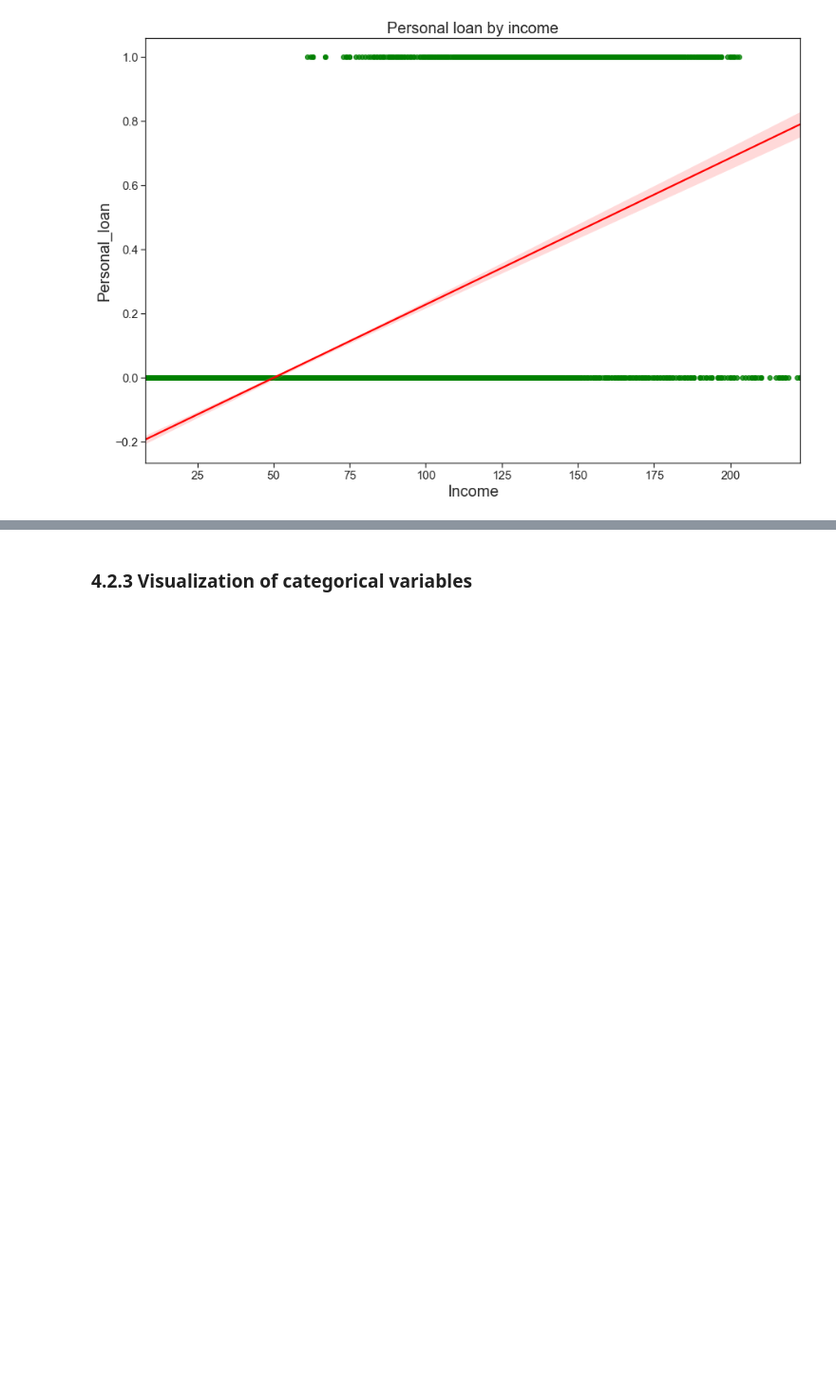
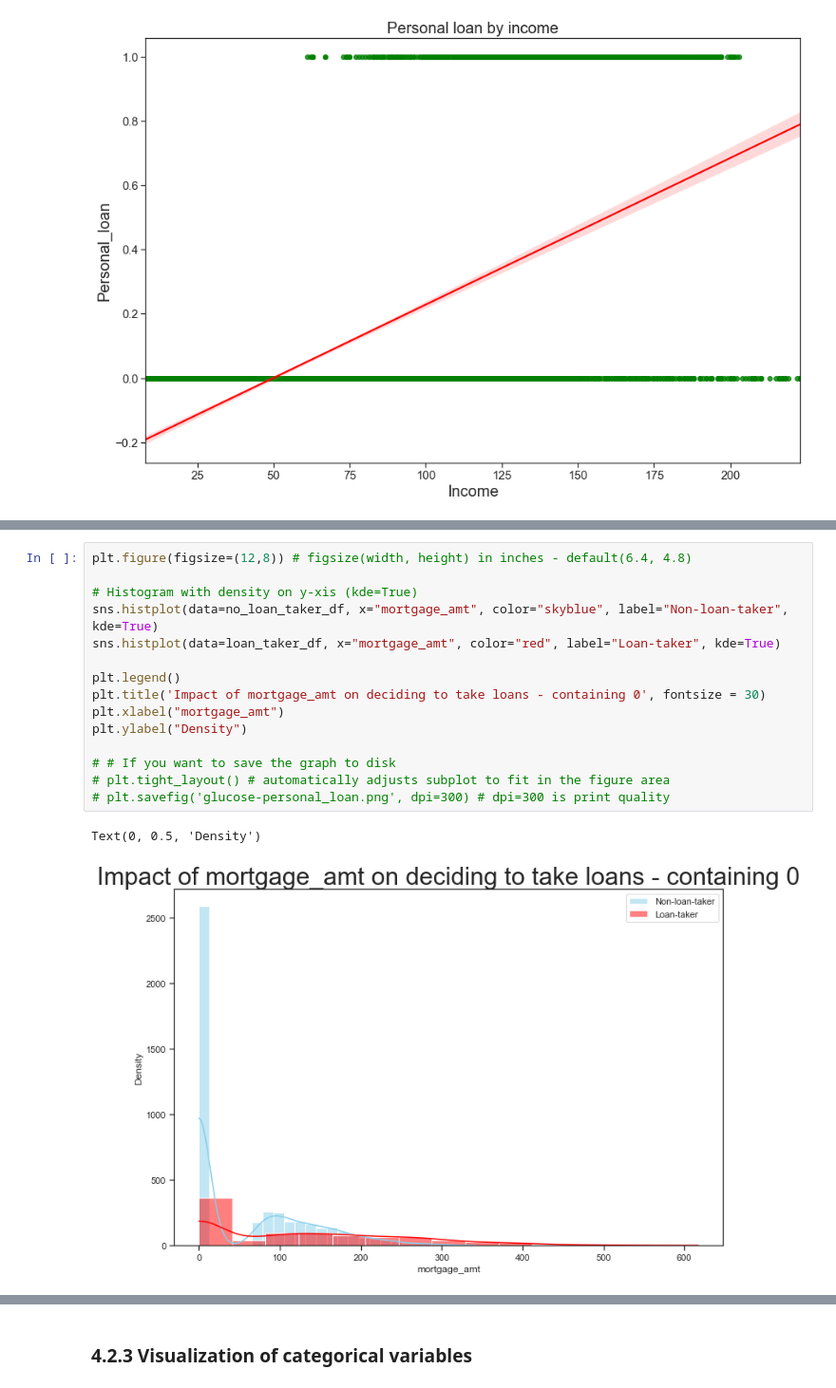
Before and after one commit to Yeonny0723/rmit, a Jupyter notebook: info_sys_solution_n_design/asgnt_3/01-assign3-eda.ipynb, the cells around one changed output, grey strips where cells are left out. Shown at 95% size. Cells and saved outputs as stored; diff of their text form; blank space fills up the shorter version.

```diff
--- a/info_sys_solution_n_design/asgnt_3/01-assign3-eda.ipynb
+++ b/info_sys_solution_n_design/asgnt_3/01-assign3-eda.ipynb
@@ -454,0 +516,18 @@ plt.tick_params(axis='both', which='both', labelsize=15) # x/y axes, minor/major
+# %%
+plt.figure(figsize=(12,8)) # figsize(width, height) in inches - default(6.4, 4.8)
+
+# Histogram with density on y-xis (kde=True)
+sns.histplot(data=no_loan_taker_df, x="mortgage_amt", color="skyblue", label="Non-loan-taker", kde=True)
+sns.histplot(data=loan_taker_df, x="mortgage_amt", color="red", label="Loan-taker", kde=True)
+
+plt.legend()
+plt.title('Impact of mortgage_amt on deciding to take loans - containing 0', fontsize = 30)
+plt.xlabel("mortgage_amt")
+plt.ylabel("Density")
+
+# # If you want to save the graph to disk
+# plt.tight_layout() # automatically adjusts subplot to fit in the figure area
+# plt.savefig('glucose-personal_loan.png', dpi=300) # dpi=300 is print quality
+# %% [output]
+Text(0, 0.5, 'Density')
+[figure, added]
```
Also changed, not shown: parts of 82 cells of this notebook, 8 other files.
